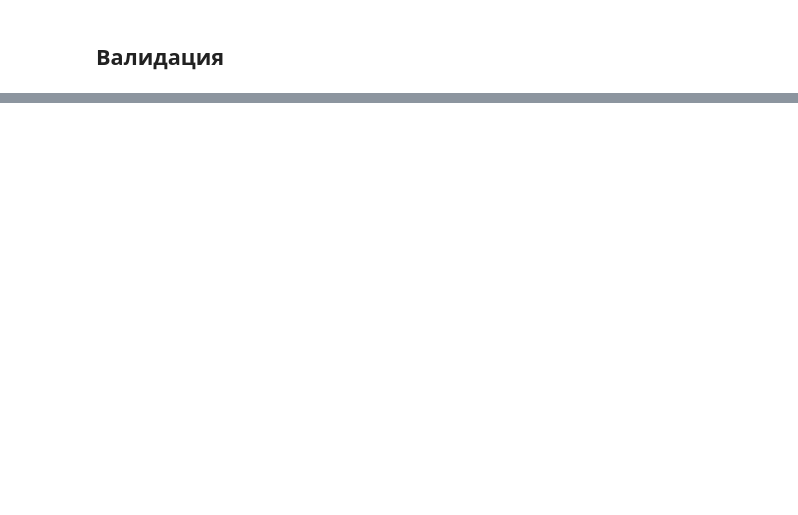
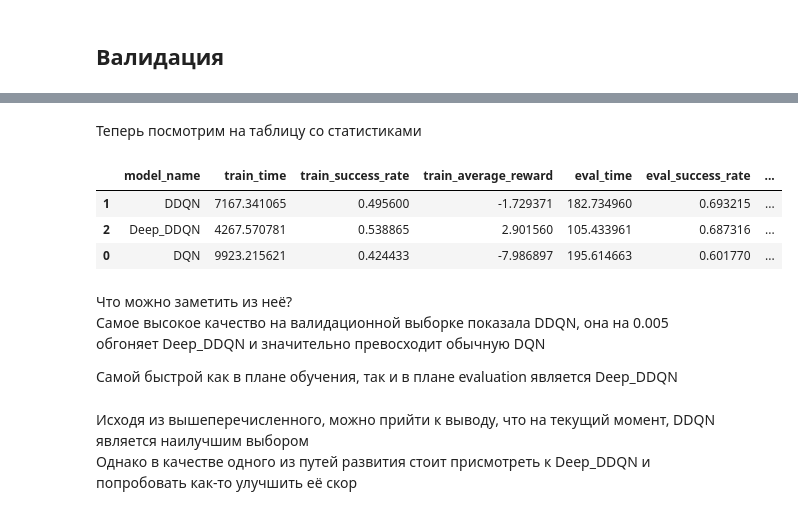
Before and after one commit to ohikava/Coursework, a Jupyter notebook: coursework_final.ipynb, the cells around one changed output, grey strips where cells are left out. Saved outputs shown, nothing was run; the diff lists cells and outputs as text; code cells hidden in the pictures; blank space fills up the shorter version.

```diff
--- a/coursework_final.ipynb
+++ b/coursework_final.ipynb
@@ -2392,0 +2421,11 @@ Total Success: 245, Total Success Rate: 0.7227138643067846, Total Avg Reward: 23
+# %%
+choice_model = choice_model.append({"model_name": 'Deep_DDQN',
+                     "train_time": deep_ddql_bot.stats[TRAIN]['time'],
+                     "train_success_rate": deep_ddql_bot.stats[TRAIN]['success_rate'],
+                     "train_average_reward": deep_ddql_bot.stats[TRAIN]['reward'],
+                     "eval_time": deep_ddql_bot.stats[DEV]['time'],
+                     "eval_success_rate": deep_ddql_bot.stats[DEV]['success_rate'],
+                     "eval_average_reward": deep_ddql_bot.stats[DEV]['reward']
+                    }, ignore_index=True)
+# %%
+choice_model = choice_model.drop(columns='Unnamed: 0')
@@ -2392,0 +2446,17 @@ Total Success: 245, Total Success Rate: 0.7227138643067846, Total Avg Reward: 23
+# %% [markdown]
+Теперь посмотрим на таблицу со статистиками
+# %%
+choice_model.sort_values('eval_success_rate', ascending=False)
+# %% [output]
+|  | model_name | train_time | train_success_rate | train_average_reward | eval_time | eval_success_rate | ... |
+| 1 | DDQN | 7167.341065 | 0.495600 | -1.729371 | 182.734960 | 0.693215 | ... |
+| 2 | Deep_DDQN | 4267.570781 | 0.538865 | 2.901560 | 105.433961 | 0.687316 | ... |
+| 0 | DQN | 9923.215621 | 0.424433 | -7.986897 | 195.614663 | 0.601770 | ... |
+# %% [markdown]
+Что можно заметить из неё? \
+Самое высокое качество на валидационной выборке показала DDQN, она на 0.005 обгоняет Deep_DDQN и значительно превосходит обычную DQN
+
+Самой быстрой как в плане обучения, так и в плане evaluation является Deep_DDQN
+# %% [markdown]
+Исходя из вышеперечисленного, можно прийти к выводу, что на текущий момент, DDQN является наилучшим выбором \
+Однако в качестве одного из путей развития стоит присмотреть к Deep_DDQN и попробовать как-то улучшить её скор
```
Also changed, not shown: parts of 17 cells of this notebook.
